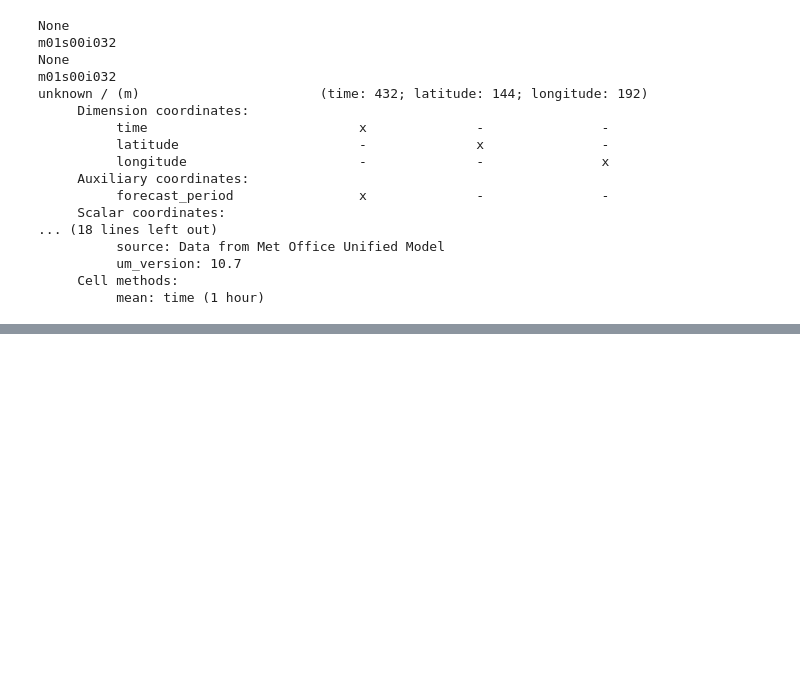
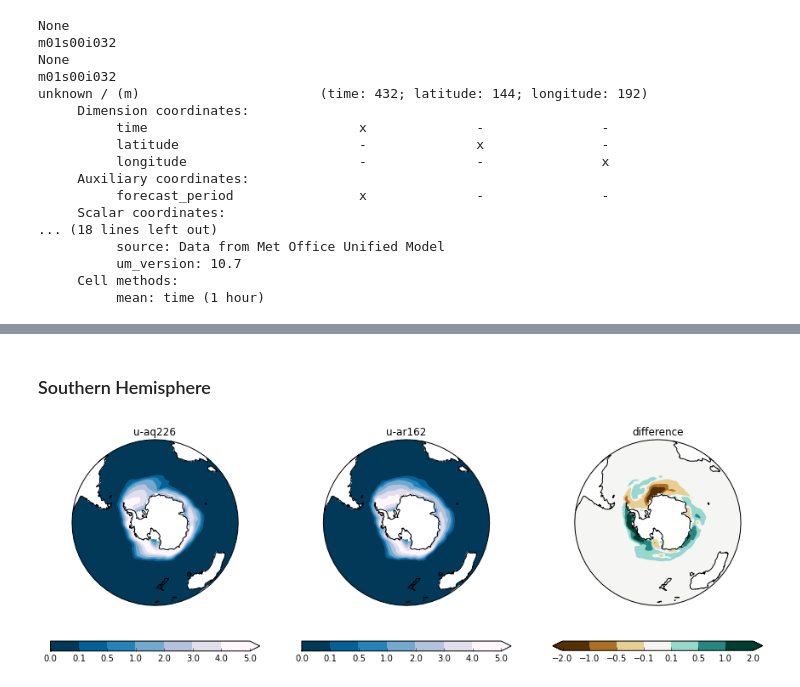
Before and after one commit to douglask3/albedo_teleconection, a Jupyter notebook: Untitled1.ipynb, the cells around one changed output, grey strips where cells are left out. Saved outputs shown, nothing was run; the diff lists cells and outputs as text; code cells hidden in the pictures; blank space fills up the shorter version.

```diff
--- a/Untitled1.ipynb
+++ b/Untitled1.ipynb
@@ -96,0 +114,7 @@ def plot_projection(*args, **kw):
+# %% [markdown]
+### Southern Hemisphere
+# %%
+projection=ccrs.Orthographic(0.0, -90.0)
+plot_projection(projection = projection)
+# %% [output]
+[figure, added]
```
Also changed, not shown: parts of 8 cells of this notebook.
